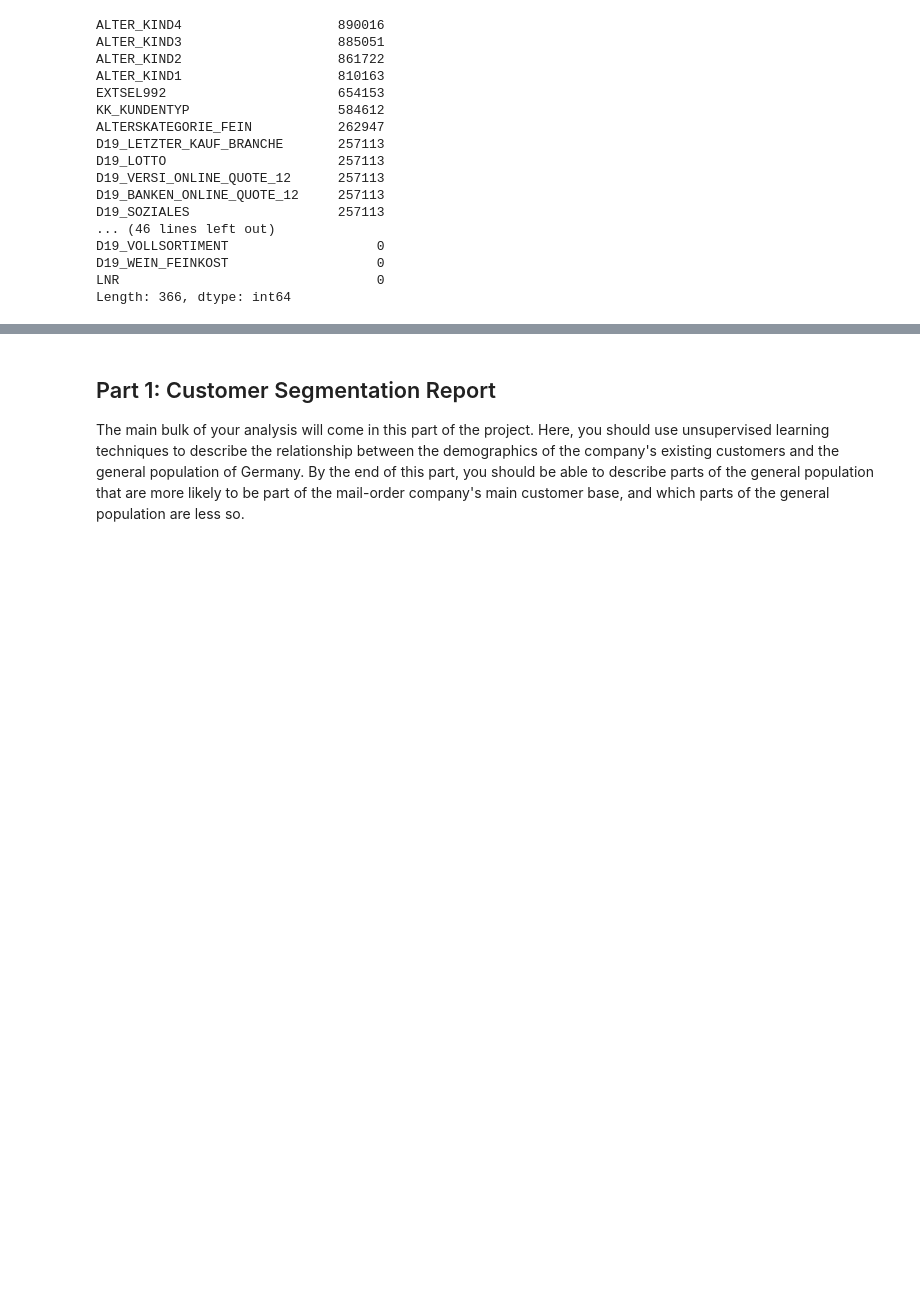
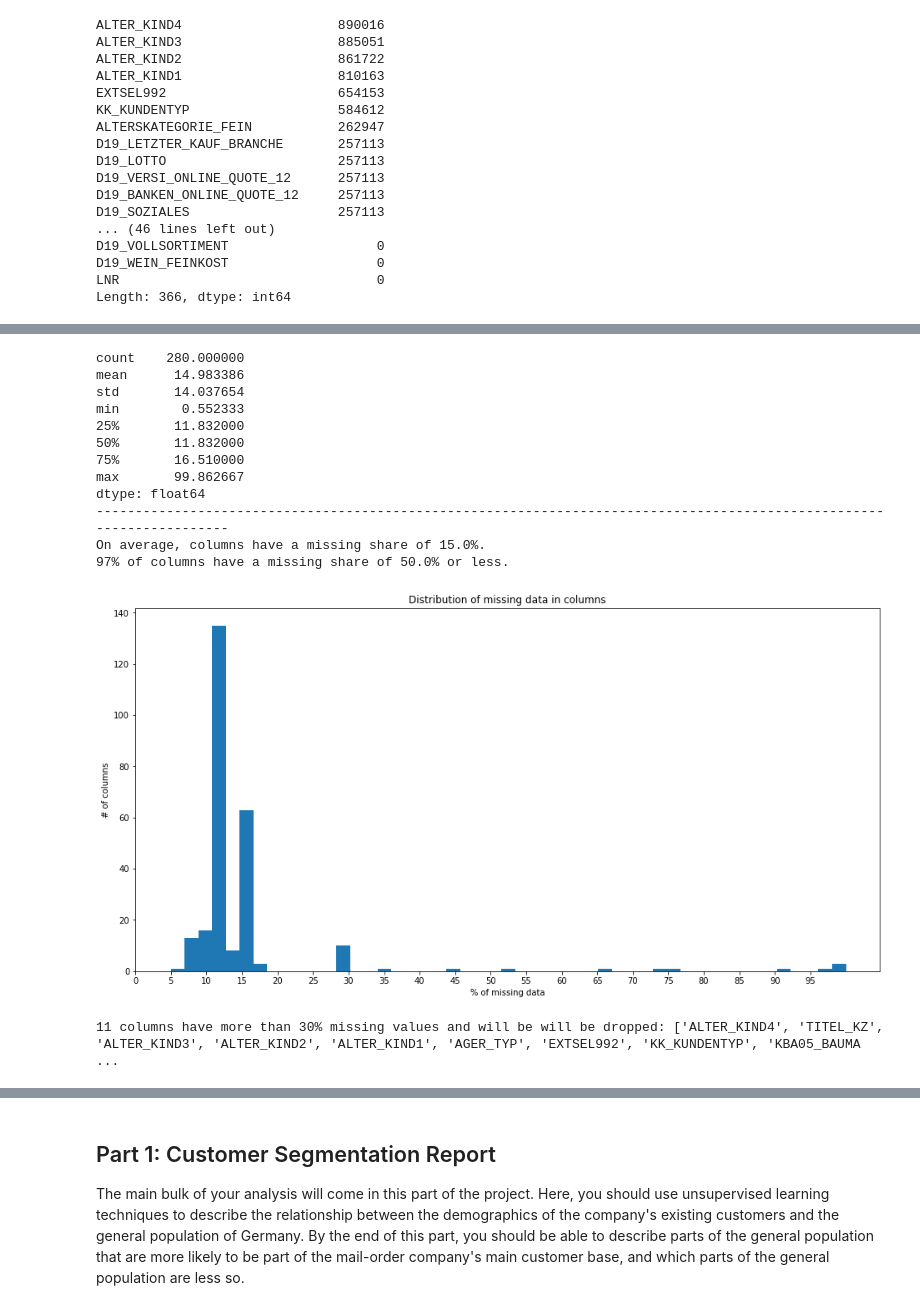
Before and after one commit to nadinepuetzer/arvato_capstone_project, a Jupyter notebook: Arvato Project Workbook.ipynb, the cells around one changed output, grey strips where cells are left out. Saved outputs shown, nothing was run; the diff lists cells and outputs as text; code cells hidden in the pictures; blank space fills up the shorter version.

```diff
--- a/Arvato Project Workbook.ipynb
+++ b/Arvato Project Workbook.ipynb
@@ -290,0 +459,34 @@ plt.show()
+# %%
+# Plot distribution of missing values
+plt.figure(figsize=(16,8))
+plt.hist(column_missing_values_perc, bins=np.linspace(5,100))
+plt.title('Distribution of missing data in columns')
+plt.xticks(np.arange(0, 100, 5))
+plt.ylabel('# of columns')
+plt.xlabel('% of missing data')
+
+print(column_missing_values_perc.describe())
+print('----------------------------------------------------------------------------------------------------------------------')
+print("On average, columns have a missing share of {}%.".format(round(column_missing_values_perc.mean(),1)))
+print("97% of columns have a missing share of {}% or less.".format(round(column_missing_values_perc.quantile(0.97),1)))
+# %% [output]
+count    280.000000
+mean      14.983386
+std       14.037654
+min        0.552333
+25%       11.832000
+50%       11.832000
+75%       16.510000
+max       99.862667
+dtype: float64
+----------------------------------------------------------------------------------------------------------------------
+On average, columns have a missing share of 15.0%.
+97% of columns have a missing share of 50.0% or less.
+[figure, added]
+# %%
+# Drop columns with >30% missing values
+azdias_dropped_cols, drop_null_cols = drop_columns(azdias_1, column_missing_values, 0.3)
+
+print("{} columns have more than 30% missing values and will be will be dropped: {}".format(len(drop_null_cols),drop_null_cols))
+# %% [output]
+11 columns have more than 30% missing values and will be will be dropped: ['ALTER_KIND4', 'TITEL_KZ', 'ALTER_KIND3', 'ALTER_KIND2', 'ALTER_KIND1', 'AGER_TYP', 'EXTSEL992', 'KK_KUNDENTYP', 'KBA05_BAUMA ...
```
Also changed, not shown: parts of 30 cells of this notebook.
